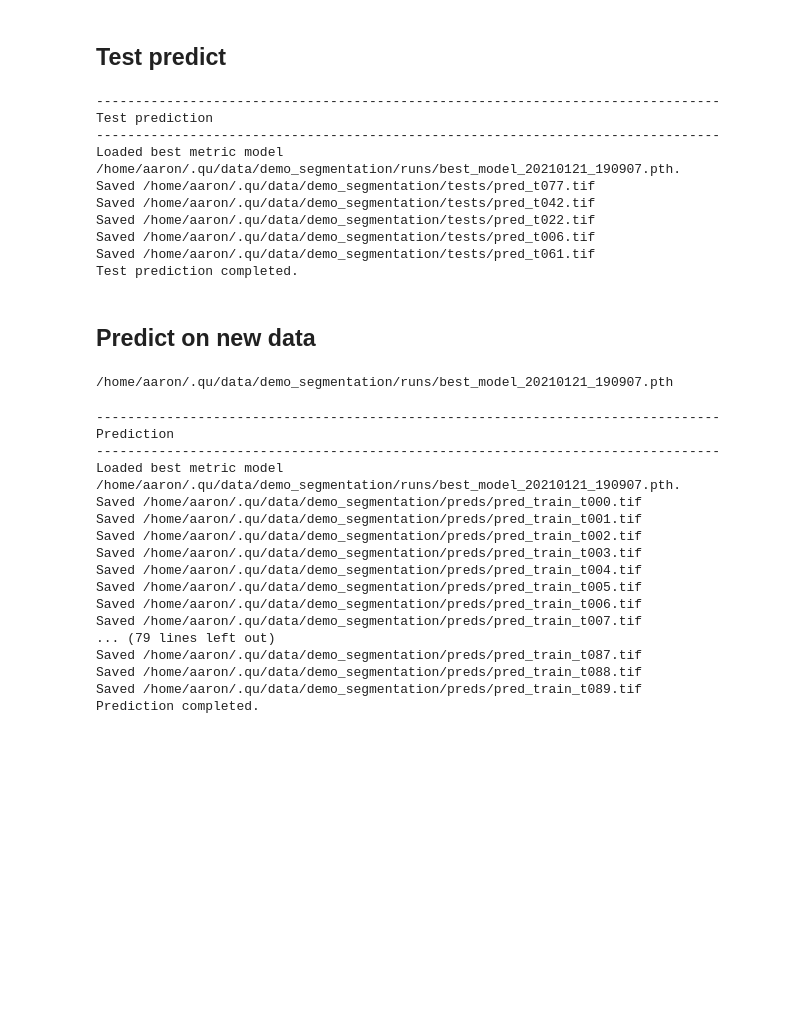
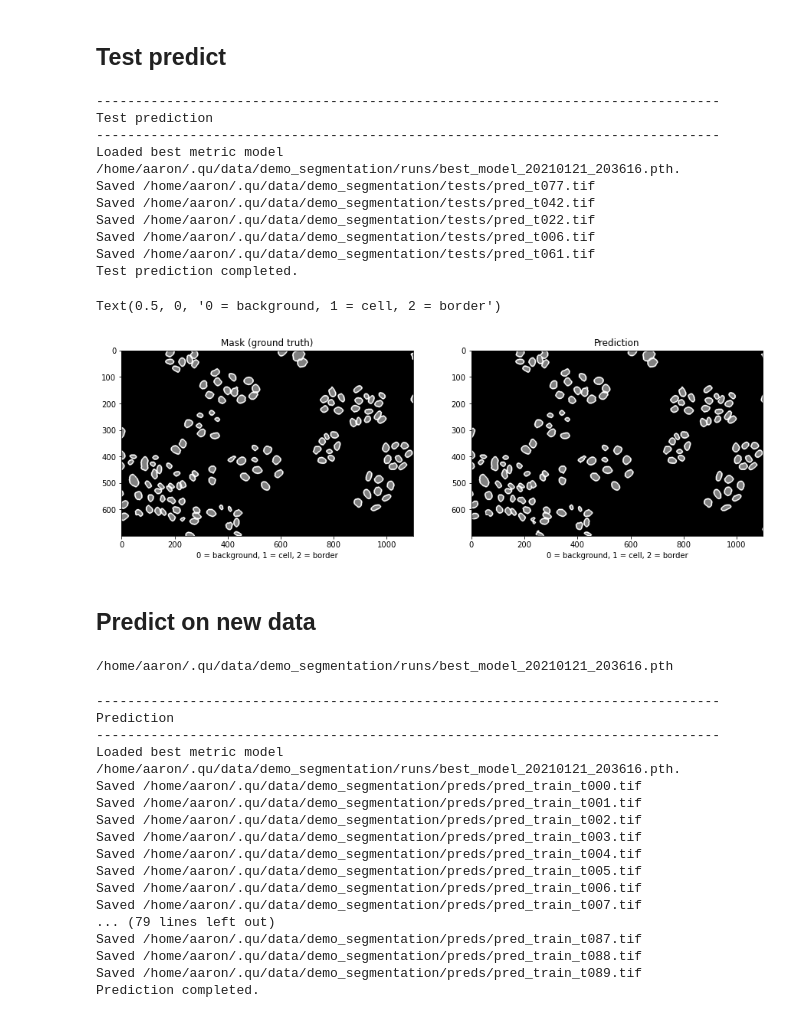
Before and after one commit to aarpon/qu, a Jupyter notebook: notebooks/Qu_demo_segmentation_notebook.ipynb, the cells around one changed output. Saved outputs shown, nothing was run; the diff lists cells and outputs as text; code cells hidden in the pictures; blank space fills up the shorter version.

Commit message:
Update demo segmentation notebook.

```diff
--- a/notebooks/Qu_demo_segmentation_notebook.ipynb
+++ b/notebooks/Qu_demo_segmentation_notebook.ipynb
@@ -142,12 +142,12 @@ if not result:
 ## Test predict
 # %%
 # Run prediction on the test set
-result = learner.test_predict()
+result = segmenter.test_predict()
 # %% [output]
 --------------------------------------------------------------------------------
 Test prediction
 --------------------------------------------------------------------------------
-Loaded best metric model /home/aaron/.qu/data/demo_segmentation/runs/best_model_20210121_190907.pth.
+Loaded best metric model /home/aaron/.qu/data/demo_segmentation/runs/best_model_20210121_203616.pth.
 Saved /home/aaron/.qu/data/demo_segmentation/tests/pred_t077.tif
 Saved /home/aaron/.qu/data/demo_segmentation/tests/pred_t042.tif
 Saved /home/aaron/.qu/data/demo_segmentation/tests/pred_t022.tif
@@ -160,23 +160,40 @@ if not result:
+# %%
+# Load one of the predicted images for comparison
+filename = Path(test_image_names[0]).name.replace('train_', 'pred_')
+filename = data_root_path / "tests" / filename
+prediction = imread(filename)
+# %%
+# Show an example test prediction
+fig, (ax1, ax2) = plt.subplots(nrows=1, ncols=2,figsize=(15,10))
+ax1.imshow(imread(test_mask_names[0]), cmap='gray')
+ax1.set_title("Mask (ground truth)")
+ax1.set_xlabel("0 = background, 1 = cell, 2 = border")
+ax2.imshow(prediction, cmap='gray')
+ax2.set_title("Prediction")
+ax2.set_xlabel("0 = background, 1 = cell, 2 = border")
+# %% [output]
+Text(0.5, 0, '0 = background, 1 = cell, 2 = border')
+[figure, added]
 # %% [markdown]
 ## Predict on new data
 # %%
 # Get path of best model
-best_model_path = learner.get_best_model_path()
+best_model_path = segmenter.get_best_model_path()
 print(best_model_path)
 # %% [output]
-/home/aaron/.qu/data/demo_segmentation/runs/best_model_20210121_190907.pth
+/home/aaron/.qu/data/demo_segmentation/runs/best_model_20210121_203616.pth
 # %%
 # Just for the sake of example, predict on all images.
 # In practice, you would use brand new images here.
 input_folder = Path(data_root_path) / "images"
 output_folder = Path(working_dir) / "preds"
 
-result = learner.predict(input_folder, output_folder, best_model_path)
+result = segmenter.predict(input_folder, output_folder, best_model_path)
 # %% [output]
 --------------------------------------------------------------------------------
 Prediction
 --------------------------------------------------------------------------------
-Loaded best metric model /home/aaron/.qu/data/demo_segmentation/runs/best_model_20210121_190907.pth.
+Loaded best metric model /home/aaron/.qu/data/demo_segmentation/runs/best_model_20210121_203616.pth.
 Saved /home/aaron/.qu/data/demo_segmentation/preds/pred_train_t000.tif
 Saved /home/aaron/.qu/data/demo_segmentation/preds/pred_train_t001.tif
 Saved /home/aaron/.qu/data/demo_segmentation/preds/pred_train_t002.tif
```
Also changed, not shown: parts of 7 cells of this notebook.
